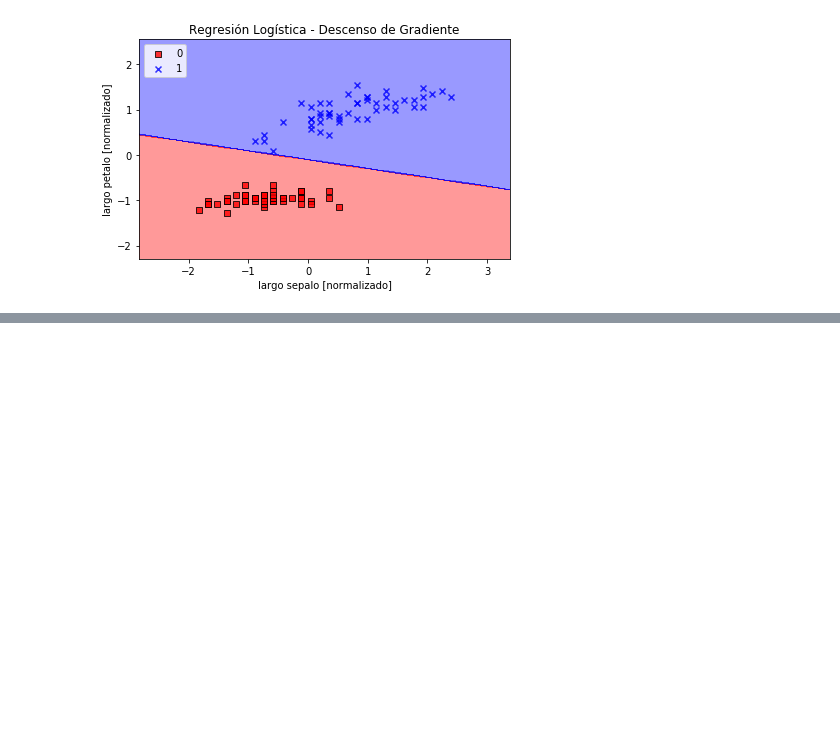
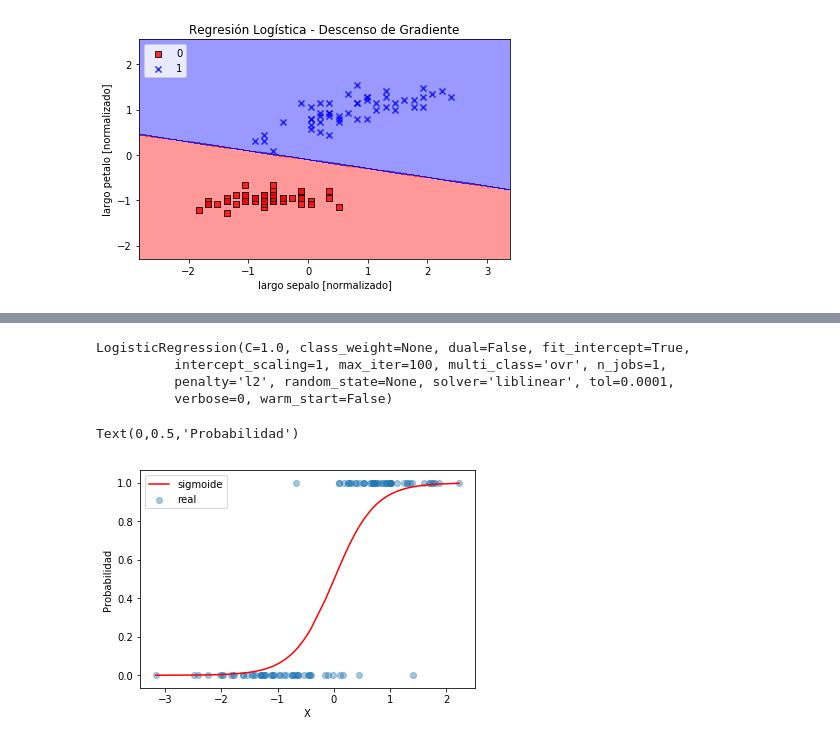
Before and after one commit to wladrod/AprendizajeAutomatico2018, a Jupyter notebook: Notebooks/14-Clasificacion_3.ipynb, the cells around one changed output, grey strips where cells are left out. Saved outputs shown, nothing was run; the diff lists cells and outputs as text; code cells hidden in the pictures; blank space fills up the shorter version.

```diff
--- a/Notebooks/14-Clasificacion_3.ipynb
+++ b/Notebooks/14-Clasificacion_3.ipynb
@@ -253,0 +292,17 @@ plt.show()
+# %%
+lr = LogisticRegression()
+lr.fit(X, y)
+# %% [output]
+LogisticRegression(C=1.0, class_weight=None, dual=False, fit_intercept=True,
+          intercept_scaling=1, max_iter=100, multi_class='ovr', n_jobs=1,
+          penalty='l2', random_state=None, solver='liblinear', tol=0.0001,
+          verbose=0, warm_start=False)
+# %%
+plt.scatter(X, y, alpha=0.4, label='real')
+plt.plot(np.sort(X, axis=0), lr.predict_proba(np.sort(X, axis=0))[:,1], color='r', label='sigmoide')
+plt.legend(loc=2)
+plt.xlabel('X')
+plt.ylabel('Probabilidad')
+# %% [output]
+Text(0,0.5,'Probabilidad')
+[figure, added]
```
Also changed, not shown: parts of 10 cells of this notebook.
